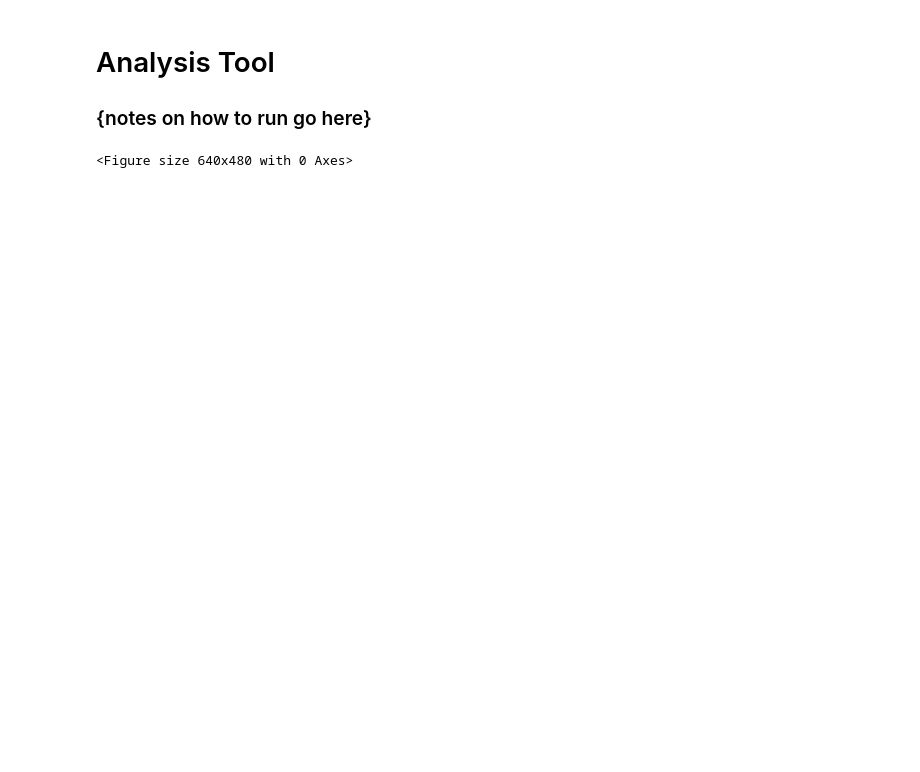
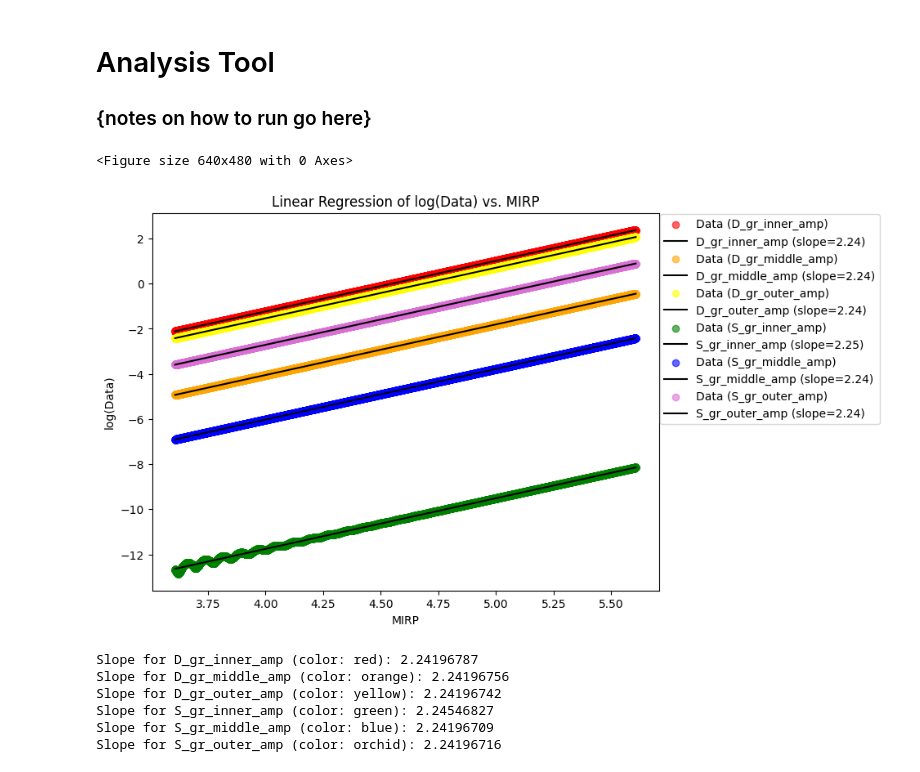
Before and after one commit to Hannahs-Jackson/Galactic_Formation_Hadley, a Jupyter notebook: Analysis_Tool.ipynb, the cells around one changed output. Saved outputs shown, nothing was run; the diff lists cells and outputs as text; code cells hidden in the pictures; blank space fills up the shorter version.

Commit message:
reset without data

```diff
--- a/Analysis_Tool.ipynb
+++ b/Analysis_Tool.ipynb
@@ -50,0 +101,57 @@ full_color_pal_disk = ['dimgrey', 'b', 'limegreen', 'firebrick', 'gold', 'orchid
+# %%
+# Plotting the data and the regression lines
+plt.figure(figsize=(8, 6))
+
+# List of columns to process
+columns = ['D_gr_inner_amp', 'D_gr_middle_amp', 'D_gr_outer_amp',
+           'S_gr_inner_amp', 'S_gr_middle_amp', 'S_gr_outer_amp']
+
+# Simple colors to use
+colors = ['red', 'orange', 'yellow', 'green', 'blue', 'orchid']
+
+# Store slopes for each column
+slopes = {}
+
+# Loop through each column and perform regression
+for idx, column in enumerate(columns):
+    # Apply log transformation to the y-axis
+    df_subset = df_subset.copy()  # Avoid SettingWithCopyWarning
+    df_subset[f'log_{column}'] = np.log10(df_subset[column])
+
+    # Perform linear regression
+    slope, intercept, r_value, p_value, std_err = stats.linregress(df_subset['MIRP'], df_subset[f'log_{column}'])
+
+    # Store the slope in the dictionary
+    slopes[column] = slope
+    color = colors[idx]  # Get the color from the list
+
+    # Plot the original data (log-transformed)
+    plt.scatter(df_subset['MIRP'], df_subset[f'log_{column}'], label=f'Data ({column})', alpha=0.6, color=color)
+
+    # Plot the regression line
+    regression_line = slope * df_subset['MIRP'] + intercept
+    plt.plot(df_subset['MIRP'], regression_line, label=f'{column} (slope={slope:.2f})', color='black')
+
+# Adding labels and title
+plt.xlabel('MIRP')
+plt.ylabel('log(Data)')
+plt.title('Linear Regression of log(Data) vs. MIRP')
+
+# Displaying the legend outside of the plot
+plt.legend(loc='upper left', bbox_to_anchor=(1, 1), borderaxespad=0.1)
+
+# Show the plot
+plt.show()
+
+# Print out the slopes for each column with the color used
+for idx, (column, slope) in enumerate(slopes.items()):
+    color = colors[idx]  # Get the color used in the plot
+    print(f"Slope for {column} (color: {color}): {slope:.8f}")
+# %% [output]
+[figure, added]
+Slope for D_gr_inner_amp (color: red): 2.24196787
+Slope for D_gr_middle_amp (color: orange): 2.24196756
+Slope for D_gr_outer_amp (color: yellow): 2.24196742
+Slope for S_gr_inner_amp (color: green): 2.24546827
+Slope for S_gr_middle_amp (color: blue): 2.24196709
+Slope for S_gr_outer_amp (color: orchid): 2.24196716
```
Also changed, not shown: parts of 3 cells of this notebook, 2 other files.
